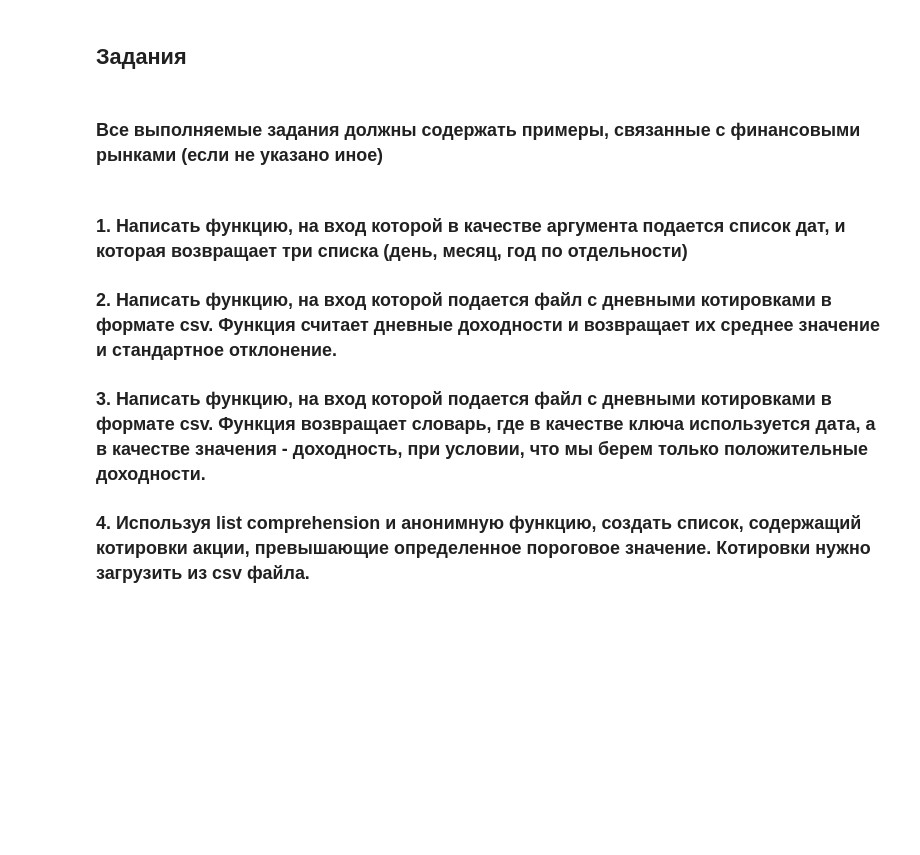
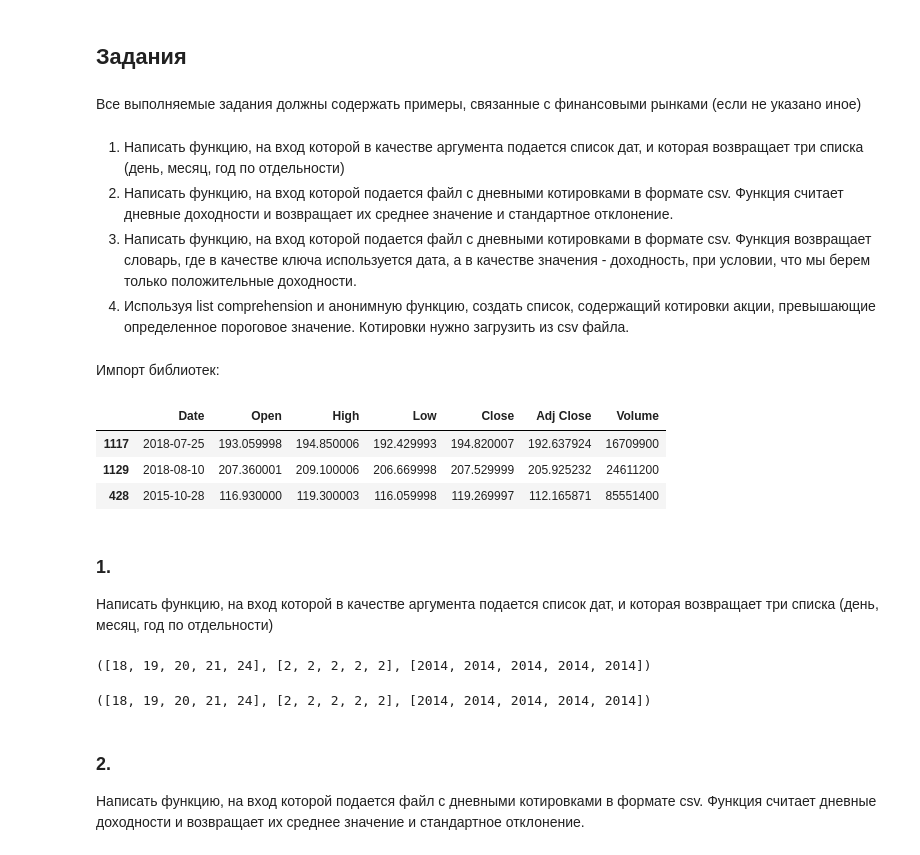
Before and after one commit to qununc/UFR, a Jupyter notebook: no1_py_libraries/Python_ex_3.ipynb, the cells around one changed output. Saved outputs shown, nothing was run; the diff lists cells and outputs as text; code cells hidden in the pictures; blank space fills up the shorter version.

```diff
--- a/no1_py_libraries/Python_ex_3.ipynb
+++ b/no1_py_libraries/Python_ex_3.ipynb
@@ -513,9 +518,11 @@ x 4518636160, y 4518636160, local u 4518636096
 # %% [markdown]
 ## Задания
 # %% [markdown]
-### Все выполняемые задания должны содержать примеры, связанные с финансовыми рынками (если не указано иное)
+Все выполняемые задания должны содержать примеры, связанные с финансовыми рынками (если не указано иное)
 # %% [markdown]
-### 1. Написать функцию, на вход которой в качестве аргумента подается список дат, и которая возвращает три списка (день, месяц, год по отдельности)
-### 2. Написать функцию, на вход которой подается файл с дневными котировками в формате csv. Функция считает дневные доходности и возвращает их среднее значение и стандартное отклонение.
-### 3. Написать функцию, на вход которой подается файл с дневными котировками в формате csv. Функция возвращает словарь, где в качестве ключа используется дата, а в качестве значения - доходность, при условии, что мы берем только положительные доходности.
-### 4. Используя list comprehension и анонимную функцию, создать список, содержащий котировки акции, превышающие определенное пороговое значение. Котировки нужно загрузить из csv файла.
+1. Написать функцию, на вход которой в качестве аргумента подается список дат, и которая возвращает три списка (день, месяц, год по отдельности)
+2. Написать функцию, на вход которой подается файл с дневными котировками в формате csv. Функция считает дневные доходности и возвращает их среднее значение и стандартное отклонение.
+3. Написать функцию, на вход которой подается файл с дневными котировками в формате csv. Функция возвращает словарь, где в качестве ключа используется дата, а в качестве значения - доходность, при условии, что мы берем только положительные доходности.
+4. Используя list comprehension и анонимную функцию, создать список, содержащий котировки акции, превышающие определенное пороговое значение. Котировки нужно загрузить из csv файла.
+# %% [markdown]
+Импорт библиотек:
@@ -521,0 +533,26 @@ x 4518636160, y 4518636160, local u 4518636096
+# %%
+aapl_df = pd.read_csv('https://raw.githubusercontent.com/qununc/UFR/main/no1_py_libraries/AAPL.csv')
+aapl_df.sample(3)
+# %% [output]
+|  | Date | Open | High | Low | Close | Adj Close | Volume |
+| 1117 | 2018-07-25 | 193.059998 | 194.850006 | 192.429993 | 194.820007 | 192.637924 | 16709900 |
+| 1129 | 2018-08-10 | 207.360001 | 209.100006 | 206.669998 | 207.529999 | 205.925232 | 24611200 |
+| 428 | 2015-10-28 | 116.930000 | 119.300003 | 116.059998 | 119.269997 | 112.165871 | 85551400 |
+# %% [markdown]
+### 1.
+Написать функцию, на вход которой в качестве аргумента подается список дат, и которая возвращает три списка (день, месяц, год по отдельности)
+# %%
+def date_to_dmy(dates_list):
+    dates_datetimed = pd.to_datetime(dates_list)
+    return dates_datetimed.day.to_list(), \
+        dates_datetimed.month.to_list(), \
+        dates_datetimed.year.to_list()
+# %% [output]
+([18, 19, 20, 21, 24], [2, 2, 2, 2, 2], [2014, 2014, 2014, 2014, 2014])
+# %%
+date_to_dmy(aapl_df.Date[:5].to_list())
+# %% [output]
+([18, 19, 20, 21, 24], [2, 2, 2, 2, 2], [2014, 2014, 2014, 2014, 2014])
+# %% [markdown]
+### 2.
+Написать функцию, на вход которой подается файл с дневными котировками в формате csv. Функция считает дневные доходности и возвращает их среднее значение и стандартное отклонение.
```
Also changed, not shown: parts of 10 cells of this notebook.
